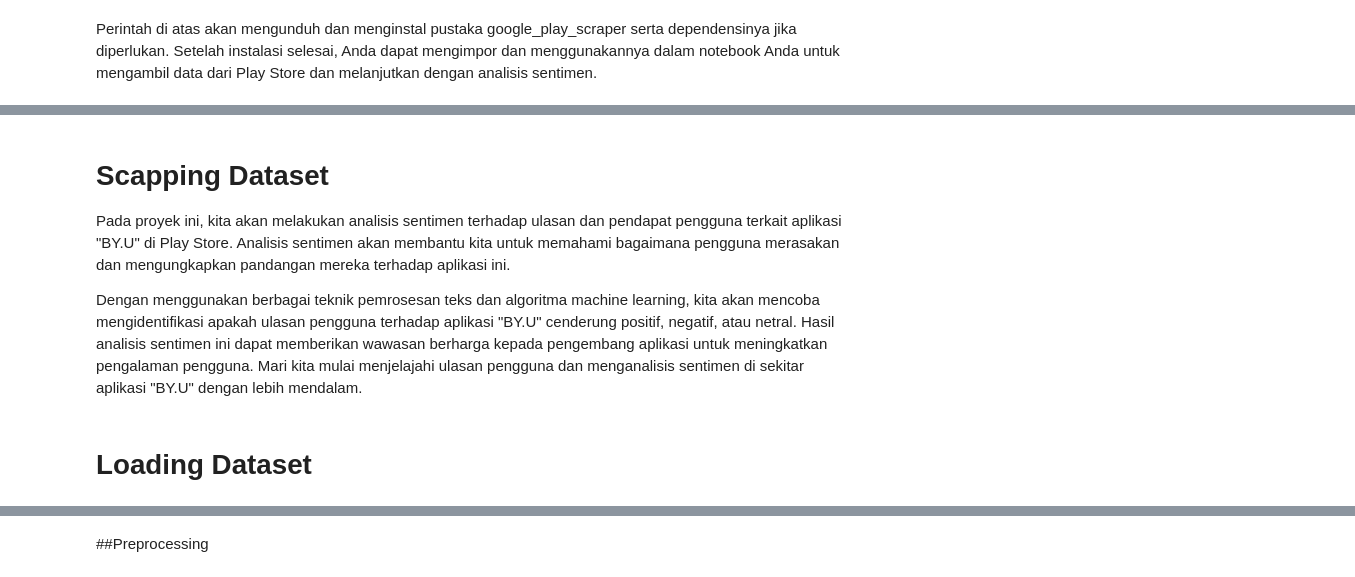
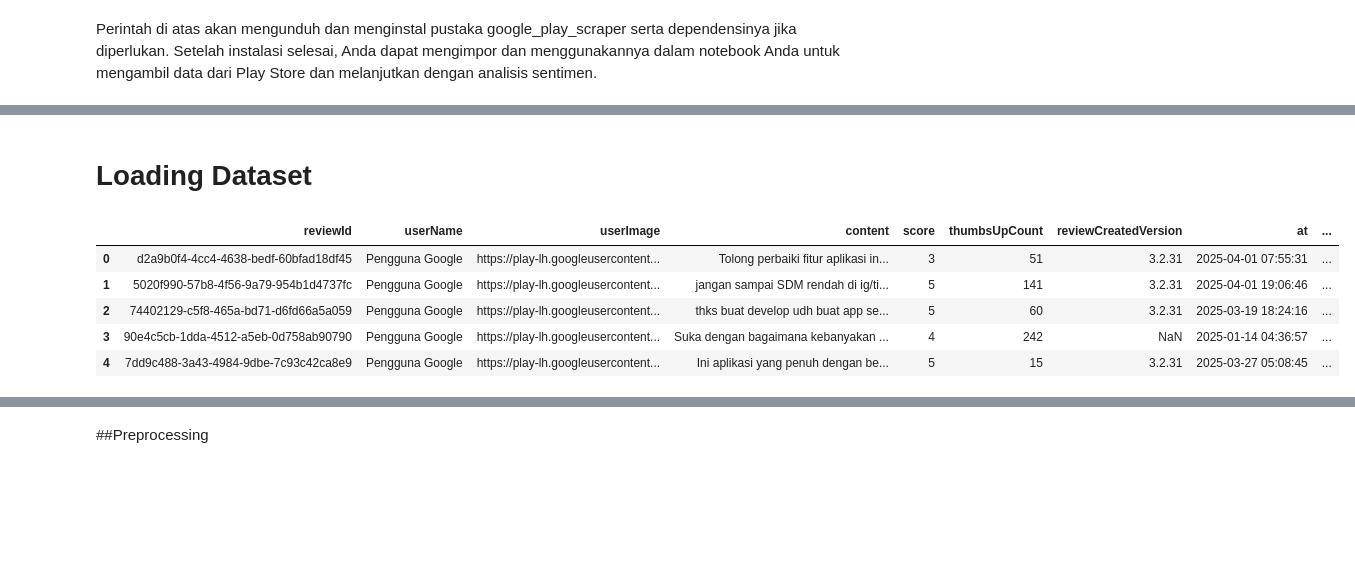
Before and after one commit to NaufalNurFahriza/proyek-sentimen-analisis-dicoding, a Jupyter notebook: Sentiment_Analysis_using_Machine_Learning.ipynb, the cells around one changed output, grey strips where cells are left out. Saved outputs shown, nothing was run; the diff lists cells and outputs as text; code cells hidden in the pictures; blank space fills up the shorter version.

```diff
--- a/Sentiment_Analysis_using_Machine_Learning.ipynb
+++ b/Sentiment_Analysis_using_Machine_Learning.ipynb
@@ -62,7 +54 @@ nltk.download('stopwords')  # Mengunduh dataset yang berisi daftar kata-kata ber
 True
-# %% [markdown]
-# Scapping Dataset
-
-Pada proyek ini, kita akan melakukan analisis sentimen terhadap ulasan dan pendapat pengguna terkait aplikasi "BY.U" di Play Store. Analisis sentimen akan membantu kita untuk memahami bagaimana pengguna merasakan dan mengungkapkan pandangan mereka terhadap aplikasi ini.
-
-Dengan menggunakan berbagai teknik pemrosesan teks dan algoritma machine learning, kita akan mencoba mengidentifikasi apakah ulasan pengguna terhadap aplikasi "BY.U" cenderung positif, negatif, atau netral. Hasil analisis sentimen ini dapat memberikan wawasan berharga kepada pengembang aplikasi untuk meningkatkan pengalaman pengguna. Mari kita mulai menjelajahi ulasan pengguna dan menganalisis sentimen di sekitar aplikasi "BY.U" dengan lebih mendalam.
@@ -98 +57,13 @@ app_reviews_df.to_csv('ulasan_aplikasi.csv', index=False)
+# %%
+url = "https://raw.githubusercontent.com/NaufalNurFahriza/proyek-sentimen-analisis-dicoding/main/Quora_reviews.csv"
+app_reviews_df = pd.read_csv(url)
+app_reviews_df.shape
+app_reviews_df.head()
+# %% [output]
+|  | reviewId | userName | userImage | content | score | thumbsUpCount | reviewCreatedVersion | at | ... |
+| 0 | d2a9b0f4-4cc4-4638-bedf-60bfad18df45 | Pengguna Google | https://play-lh.googleusercontent... | Tolong perbaiki fitur aplikasi in... | 3 | 51 | 3.2.31 | 2025-04-01 07:55:31 | ... |
+| 1 | 5020f990-57b8-4f56-9a79-954b1d4737fc | Pengguna Google | https://play-lh.googleusercontent... | jangan sampai SDM rendah di ig/ti... | 5 | 141 | 3.2.31 | 2025-04-01 19:06:46 | ... |
+| 2 | 74402129-c5f8-465a-bd71-d6fd66a5a059 | Pengguna Google | https://play-lh.googleusercontent... | thks buat develop udh buat app se... | 5 | 60 | 3.2.31 | 2025-03-19 18:24:16 | ... |
+| 3 | 90e4c5cb-1dda-4512-a5eb-0d758ab90790 | Pengguna Google | https://play-lh.googleusercontent... | Suka dengan bagaimana kebanyakan ... | 4 | 242 | NaN | 2025-01-14 04:36:57 | ... |
+| 4 | 7dd9c488-3a43-4984-9dbe-7c93c42ca8e9 | Pengguna Google | https://play-lh.googleusercontent... | Ini aplikasi yang penuh dengan be... | 5 | 15 | 3.2.31 | 2025-03-27 05:08:45 | ... |
 # %%
```
Also changed, not shown: parts of 13 cells of this notebook.
